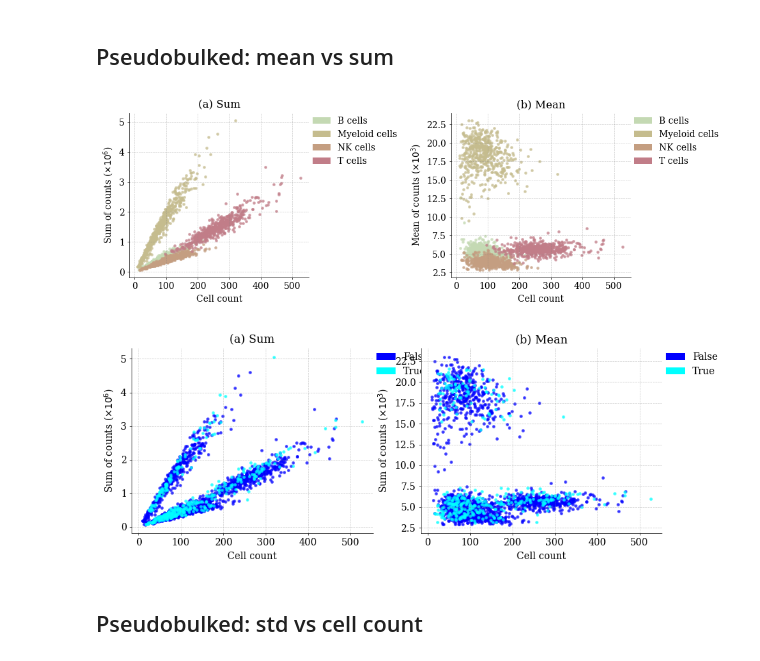
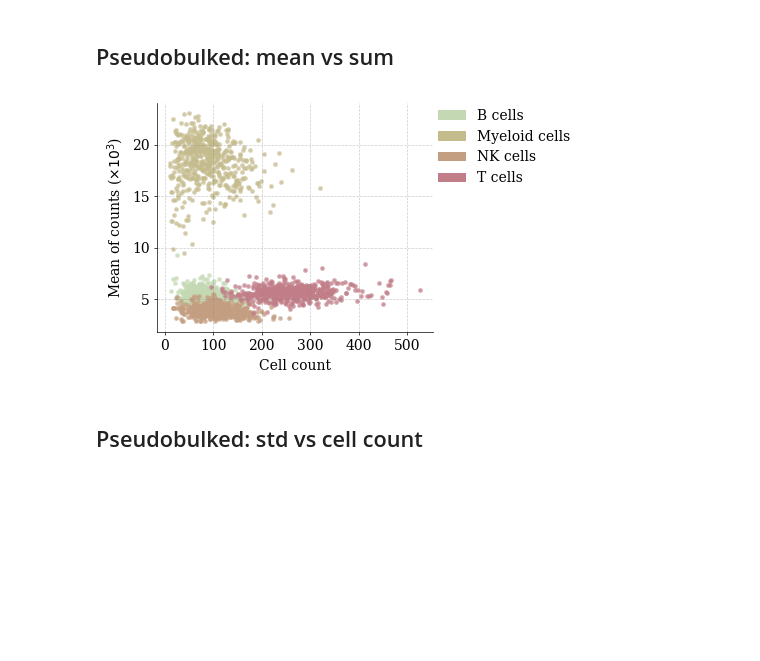
Before and after one commit to janursa/grn_benchmark, a Jupyter notebook: notebooks/preprocess_perturbation.ipynb, the cells around one changed output. Saved outputs shown, nothing was run; the diff lists cells and outputs as text; code cells hidden in the pictures; blank space fills up the shorter version.

Commit message:
process perturbation shortened

```diff
--- a/notebooks/preprocess_perturbation.ipynb
+++ b/notebooks/preprocess_perturbation.ipynb
@@ -1283,7 +405,7 @@ bulk_adata_c = bulk_adata.copy()
 # %%
 method_names = ['n_counts', 'lognorm', 'pearson', 'seurat_lognorm', 'seurat_pearson', 'scgen_lognorm', 'scgen_pearson']
 # %%
-bulk_adata = ad.read(f'{work_dir}/preprocess/bulk_adata_integrated.h5ad')
+bulk_adata = ad.read(f'{task_grn_dir}/resources/grn-benchmark/perturbation_data.h5ad')
 bulk_adata
 # %% [output]
 AnnData object with n_obs × n_vars = 2170 × 15215
@@ -1291 +414,5 @@ AnnData object with n_obs × n_vars = 2170 × 15215
     layers: 'counts', 'lognorm', 'n_counts', 'pearson', 'scgen_lognorm', 'scgen_pearson', 'seurat_lognorm', 'seurat_pearson'
+# %%
+bulk_adata.obs['positive_control'] = bulk_adata.obs.sm_name.isin(controls2)
+bulk_adata.obs['negative_control'] = bulk_adata.obs.sm_name.eq(negative_control)
+bulk_adata
@@ -1298,74 +430,22 @@ bulk_adata.obs.sm_name.unique().shape
 # %%
 # cell type
 from local_utils import plots
-fig, axes = plt.subplots(1, 2, figsize=(10, 3.5), sharey=False)
-
-# sum
-method = 'counts'
-bulk_adata.X = bulk_adata.layers[method]
-xs = bulk_adata.obs.cell_count
-ys = bulk_adata.X.sum(axis=1)
-
-ys = ys/1E6
-ax = axes[0]
-bbox_to_anchor = (1,1)
-
-plots.plot_stratified_scatter(bulk_adata.obs['cell_type'], ax, xs, ys, bbox_to_anchor=bbox_to_anchor, palette=colors_cell_type, x_label='Cell count', y_label='Sum of counts ($\\times 10^6$)')
-ax.set_title('(a) Sum')
+fig, ax = plt.subplots(1, 1, figsize=(5, 3), sharey=False)
 
 # mean
 method = 'n_counts'
 bulk_adata.X = bulk_adata.layers[method]
 xs = bulk_adata.obs.cell_count
 ys = bulk_adata.X.sum(axis=1)
 
 ys = ys/1E3
 bbox_to_anchor = (1, 1)
-ax = axes[1]
 plots.plot_stratified_scatter(bulk_adata.obs['cell_type'], ax, xs, ys,bbox_to_anchor=bbox_to_anchor, palette=colors_cell_type, x_label='Cell count', y_label='Mean of counts ($\\times 10^3$)')
-ax.set_title('(b) Mean')
 plt.tight_layout()
 
-fig.savefig(f'{work_dir}/preprocess/figs/sum_vs_mean_pseudobulked.png',dpi=300, transparent=True, bbox_inches='tight')
+fig.savefig(f'{work_dir}/preprocess/figs/mean_pseudobulked.png',dpi=300, transparent=True, bbox_inches='tight')
 # %% [output]
-[figure, old version]
+[figure, new version]
-# %%
-# positive control
-from local_utils import plots
-fig, axes = plt.subplots(1, 2, figsize=(10, 3.5), sharey=False)
-
-# sum
-method = 'counts'
-bulk_adata.X = bulk_adata.layers[method]
-xs = bulk_adata.obs.cell_count
-ys = bulk_adata.X.sum(axis=1)
-
-
-ys = ys/1E6
-ax = axes[0]
-bbox_to_anchor = (1, 1)
-
-
-plots.plot_stratified_scatter(bulk_adata.obs['positive_control'], ax, xs, ys, bbox_to_anchor=bbox_to_anchor,palette=colors_positive_controls, x_label='Cell count', y_label='Sum of counts ($\\times 10^6$)')
-ax.set_title('(a) Sum')
-
-# mean
-method = 'n_counts'
-bulk_adata.X = bulk_adata.layers[method]
-xs = bulk_adata.obs.cell_count
-ys = bulk_adata.X.sum(axis=1)
-
-
-ys = ys/1E3
-ax = axes[1]
-plots.plot_stratified_scatter(bulk_adata.obs['positive_control'], ax, xs, ys,bbox_to_anchor=bbox_to_anchor, palette=colors_positive_controls, x_label='Cell count', y_label='Sum of counts ($\\times 10^3$)')
-ax.set_title('(b) Mean')
-
-
-
-fig.savefig(f'{work_dir}/preprocess/figs/sum_vs_mean_pseudobulked_positivecontrol.png',dpi=300, transparent=True, bbox_inches='tight')
-# %% [output]
-[figure, removed]
 # %% [markdown]
 ## Pseudobulked: std vs cell count
 # %%
```
Also changed, not shown: parts of 118 cells of this notebook, 10 other files.
